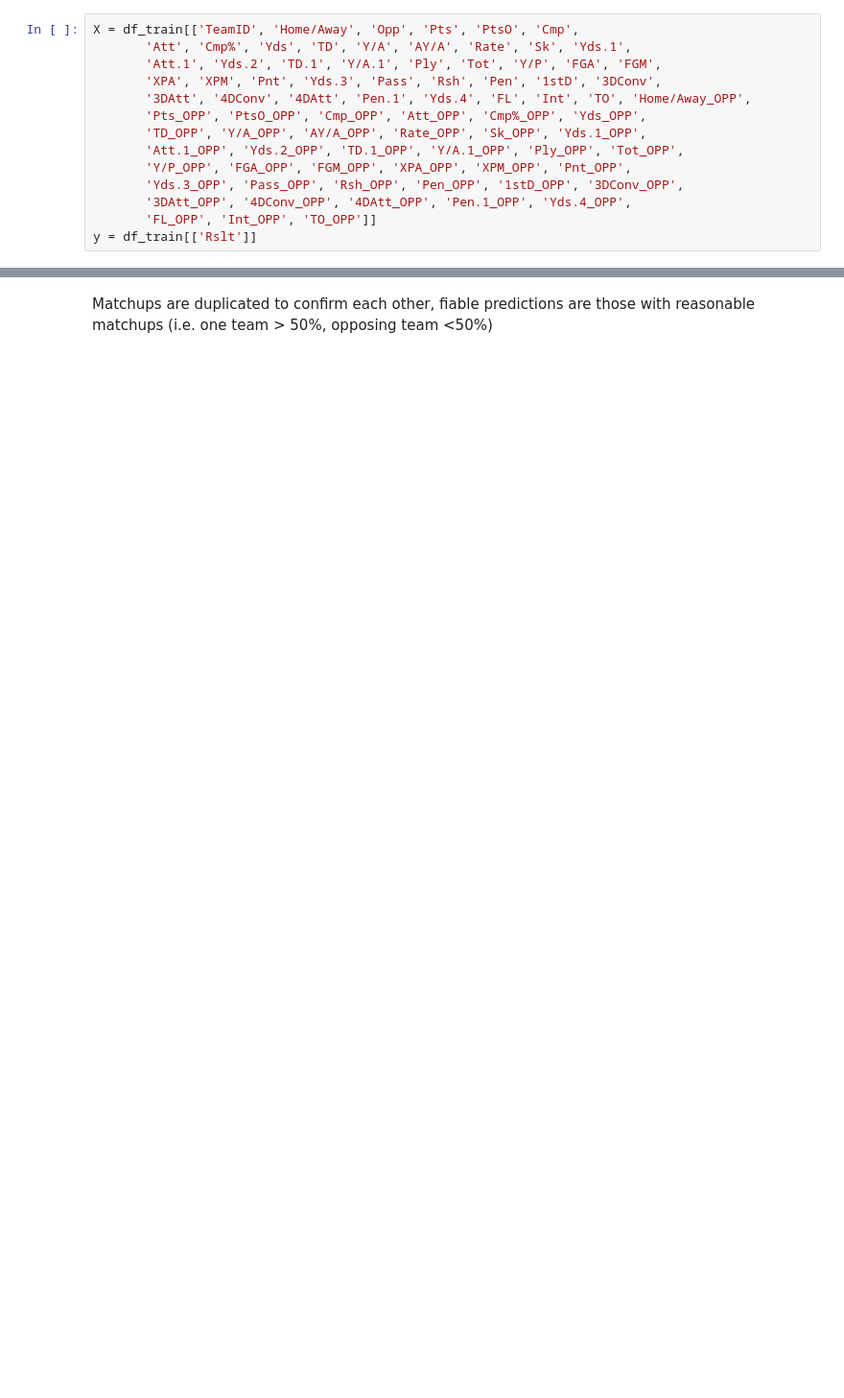
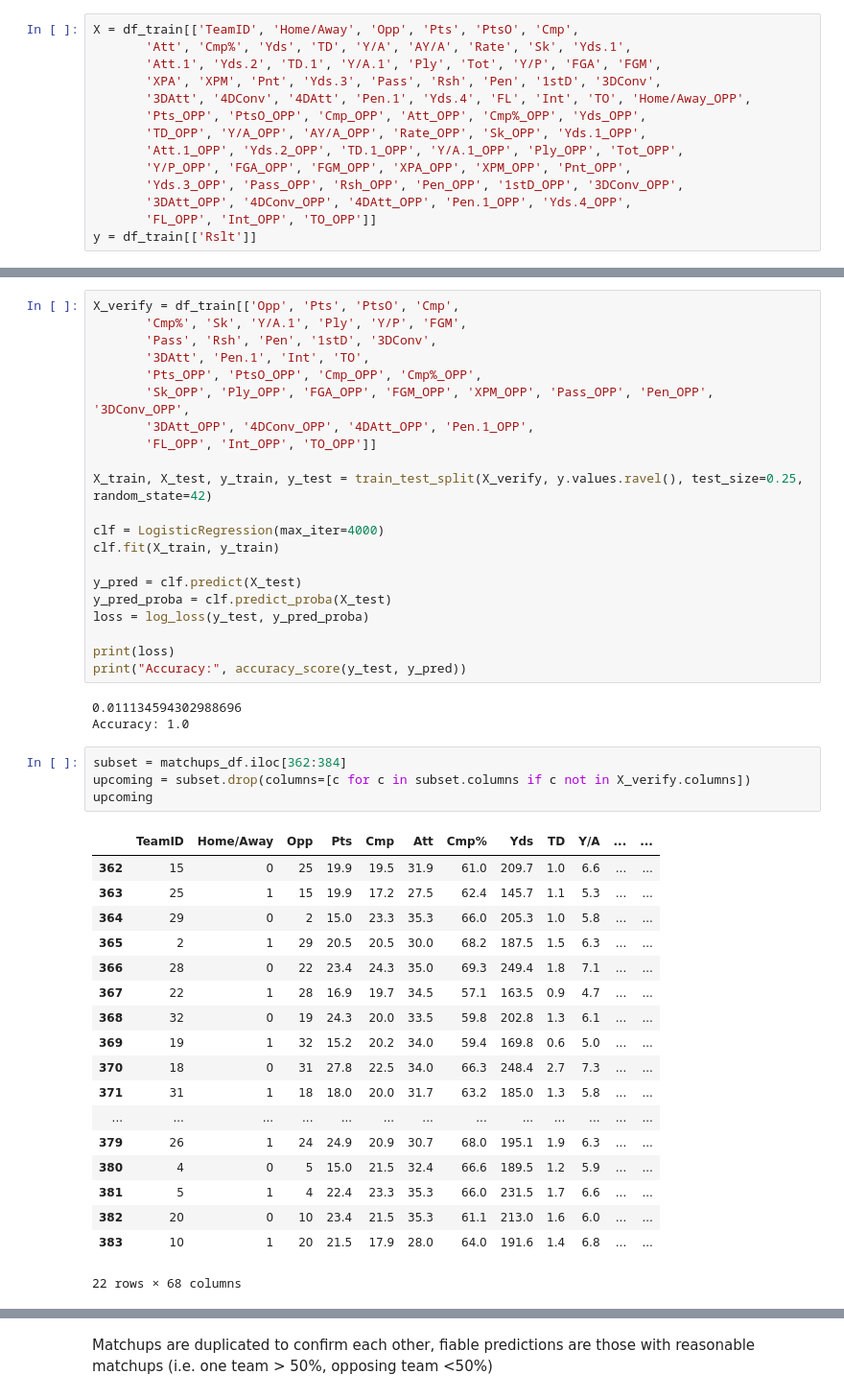
Before and after one commit to pchalhoub/portfolio, a Jupyter notebook: NFL2025.ipynb, the cells around one changed output, grey strips where cells are left out. Shown at 96% size. Drawn from its saved outputs; the diff is of its cells as text; blank space fills up the shorter version.

```diff
--- a/NFL2025.ipynb
+++ b/NFL2025.ipynb
@@ -139,0 +194,47 @@ print(coef_df.head(5))
+# %%
+X_verify = df_train[['Opp', 'Pts', 'PtsO', 'Cmp',
+       'Cmp%', 'Sk', 'Y/A.1', 'Ply', 'Y/P', 'FGM',
+       'Pass', 'Rsh', 'Pen', '1stD', '3DConv',
+       '3DAtt', 'Pen.1', 'Int', 'TO',
+       'Pts_OPP', 'PtsO_OPP', 'Cmp_OPP', 'Cmp%_OPP',
+       'Sk_OPP', 'Ply_OPP', 'FGA_OPP', 'FGM_OPP', 'XPM_OPP', 'Pass_OPP', 'Pen_OPP', '3DConv_OPP',
+       '3DAtt_OPP', '4DConv_OPP', '4DAtt_OPP', 'Pen.1_OPP',
+       'FL_OPP', 'Int_OPP', 'TO_OPP']]
+
+X_train, X_test, y_train, y_test = train_test_split(X_verify, y.values.ravel(), test_size=0.25, random_state=42)
+
+clf = LogisticRegression(max_iter=4000)
+clf.fit(X_train, y_train)
+
+y_pred = clf.predict(X_test)
+y_pred_proba = clf.predict_proba(X_test)
+loss = log_loss(y_test, y_pred_proba)
+
+print(loss)
+print("Accuracy:", accuracy_score(y_test, y_pred))
+# %% [output]
+0.011134594302988696
+Accuracy: 1.0
+# %%
+subset = matchups_df.iloc[362:384]
+upcoming = subset.drop(columns=[c for c in subset.columns if c not in X_verify.columns])
+upcoming
+# %% [output]
+|  | TeamID | Home/Away | Opp | Pts | Cmp | Att | Cmp% | Yds | TD | Y/A | ... | ... |
+| 362 | 15 | 0 | 25 | 19.9 | 19.5 | 31.9 | 61.0 | 209.7 | 1.0 | 6.6 | ... | ... |
+| 363 | 25 | 1 | 15 | 19.9 | 17.2 | 27.5 | 62.4 | 145.7 | 1.1 | 5.3 | ... | ... |
+| 364 | 29 | 0 | 2 | 15.0 | 23.3 | 35.3 | 66.0 | 205.3 | 1.0 | 5.8 | ... | ... |
+| 365 | 2 | 1 | 29 | 20.5 | 20.5 | 30.0 | 68.2 | 187.5 | 1.5 | 6.3 | ... | ... |
+| 366 | 28 | 0 | 22 | 23.4 | 24.3 | 35.0 | 69.3 | 249.4 | 1.8 | 7.1 | ... | ... |
+| 367 | 22 | 1 | 28 | 16.9 | 19.7 | 34.5 | 57.1 | 163.5 | 0.9 | 4.7 | ... | ... |
+| 368 | 32 | 0 | 19 | 24.3 | 20.0 | 33.5 | 59.8 | 202.8 | 1.3 | 6.1 | ... | ... |
+| 369 | 19 | 1 | 32 | 15.2 | 20.2 | 34.0 | 59.4 | 169.8 | 0.6 | 5.0 | ... | ... |
+| 370 | 18 | 0 | 31 | 27.8 | 22.5 | 34.0 | 66.3 | 248.4 | 2.7 | 7.3 | ... | ... |
+| 371 | 31 | 1 | 18 | 18.0 | 20.0 | 31.7 | 63.2 | 185.0 | 1.3 | 5.8 | ... | ... |
+| ... | ... | ... | ... | ... | ... | ... | ... | ... | ... | ... | ... | ... |
+| 379 | 26 | 1 | 24 | 24.9 | 20.9 | 30.7 | 68.0 | 195.1 | 1.9 | 6.3 | ... | ... |
+| 380 | 4 | 0 | 5 | 15.0 | 21.5 | 32.4 | 66.6 | 189.5 | 1.2 | 5.9 | ... | ... |
+| 381 | 5 | 1 | 4 | 22.4 | 23.3 | 35.3 | 66.0 | 231.5 | 1.7 | 6.6 | ... | ... |
+| 382 | 20 | 0 | 10 | 23.4 | 21.5 | 35.3 | 61.1 | 213.0 | 1.6 | 6.0 | ... | ... |
+| 383 | 10 | 1 | 20 | 21.5 | 17.9 | 28.0 | 64.0 | 191.6 | 1.4 | 6.8 | ... | ... |
+22 rows × 68 columns
```
Also changed, not shown: parts of 13 cells of this notebook.
